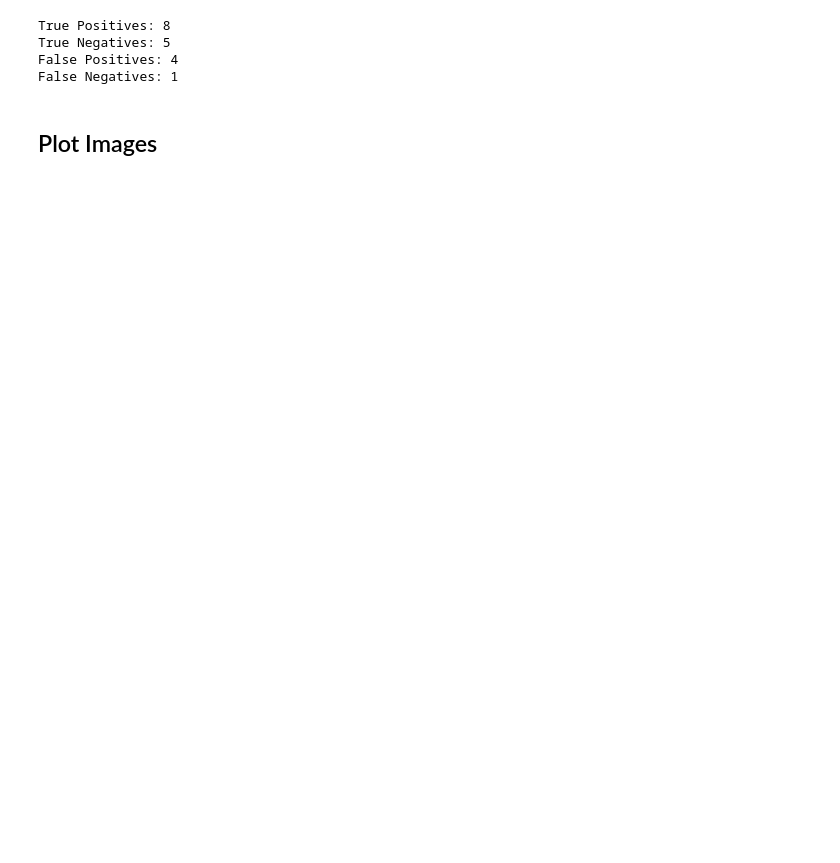
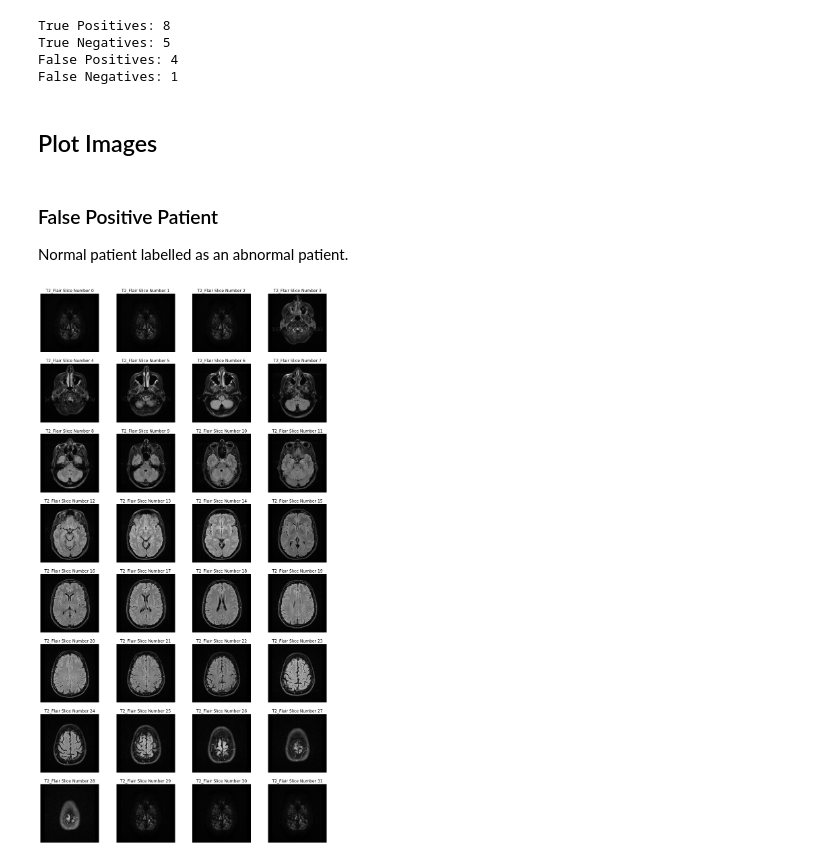
Before and after one commit to Avuerro/ISMI-braintriage, a Jupyter notebook: code/failure_analysis/Failure_Analysis_Full.ipynb, the cells around one changed output. Cells and saved outputs as stored; diff of their text form; code cells hidden in the pictures; blank space fills up the shorter version.

```diff
--- a/code/failure_analysis/Failure_Analysis_Full.ipynb
+++ b/code/failure_analysis/Failure_Analysis_Full.ipynb
@@ -196,0 +147,8 @@ False Negatives: 1
+# %% [markdown]
+### False Positive Patient
+Normal patient labelled as an abnormal patient.
+# %%
+fp_patient = random.choice(false_positives)
+plot_patient_slices(fp_patient)
+# %% [output]
+[figure, added]
```
Also changed, not shown: parts of 8 cells of this notebook, 1 other file.
